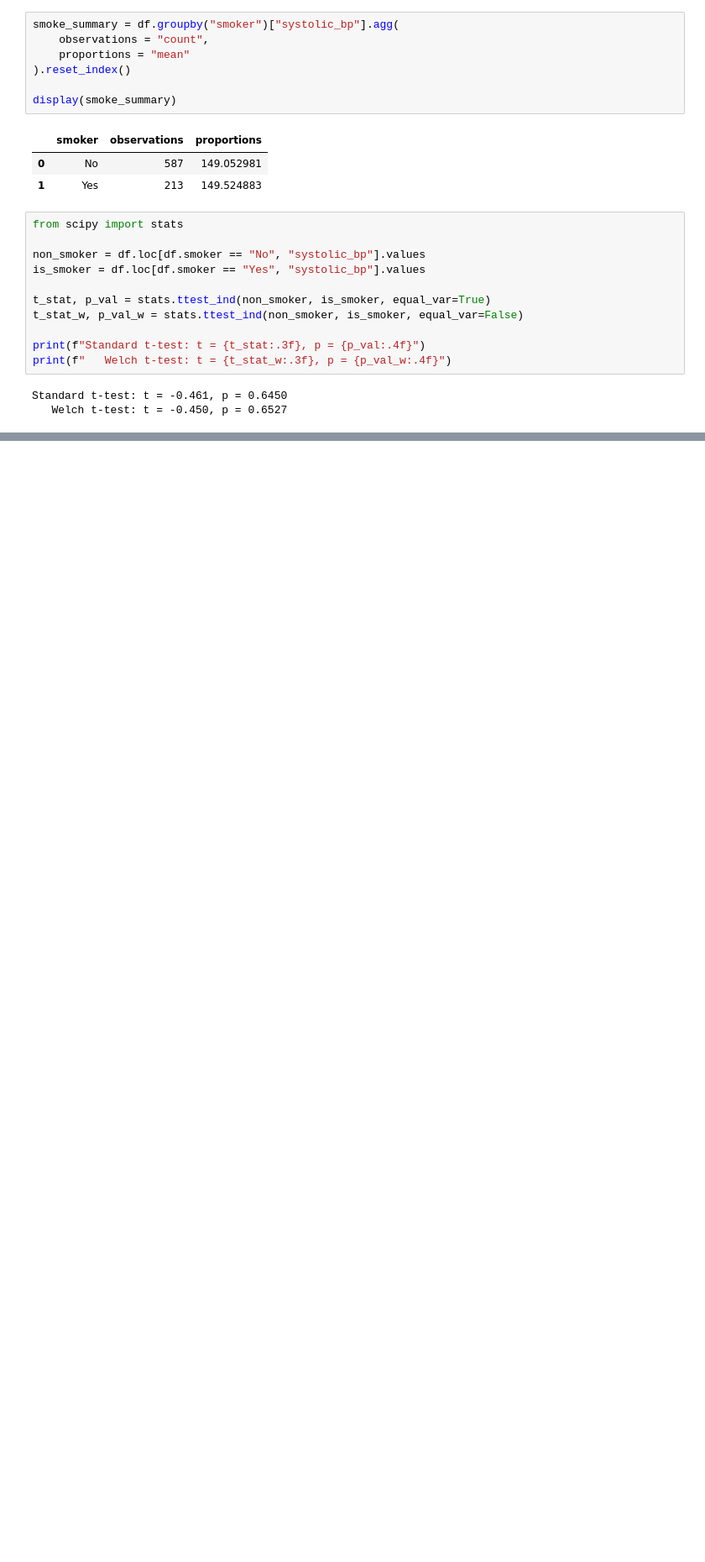
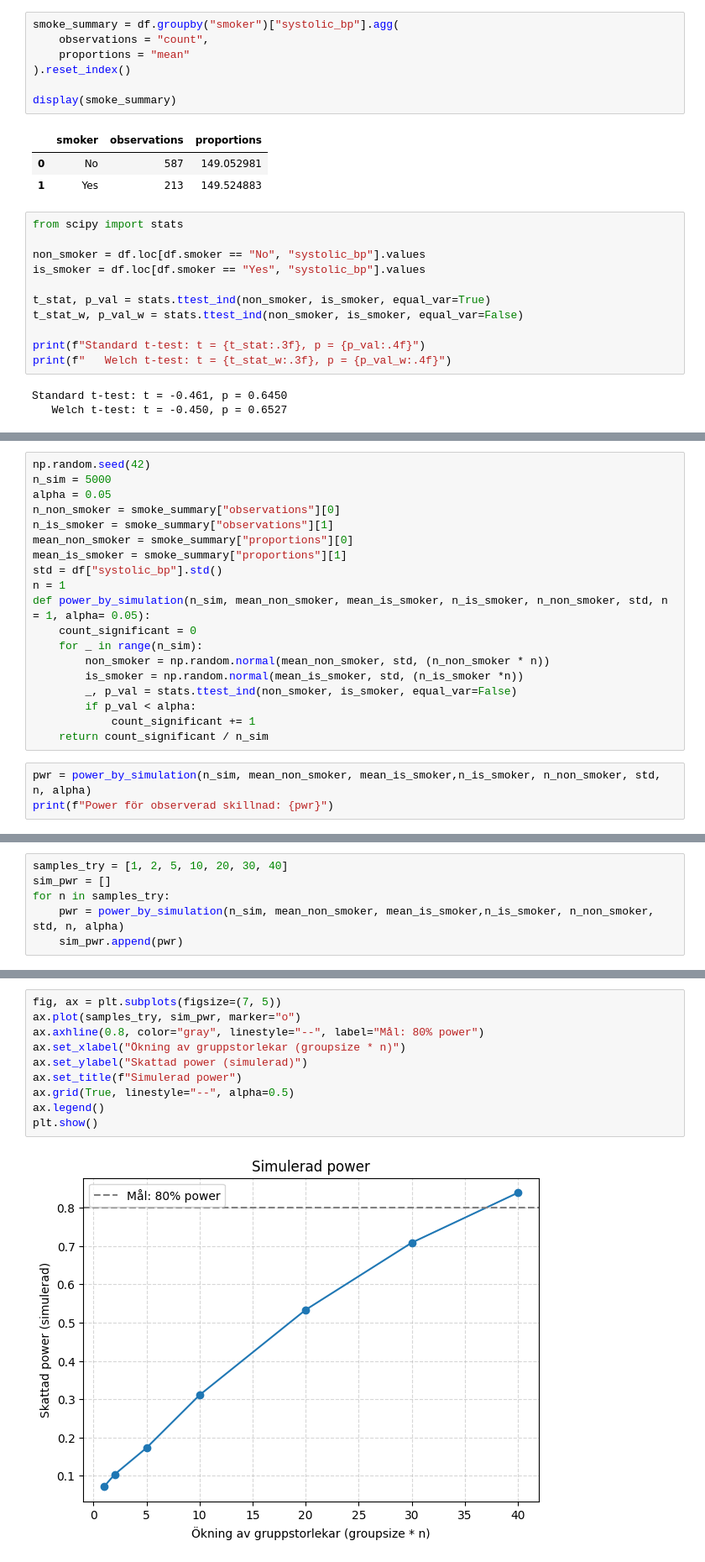
Before and after one commit to elinwahlgren/Halsostudie, a Jupyter notebook: report.ipynb, the cells around one changed output, grey strips where cells are left out. Shown: that part at 84% size. Cells and saved outputs as stored; diff of their text form; blank space fills up the shorter version.

Commit message:
Lagt till power och en beräkning på hur stora deltagargrupper som behövs.

```diff
--- a/report.ipynb
+++ b/report.ipynb
@@ -279,0 +280,22 @@ Det finns ingen betydande skillnad i blodtryck mellan rökare och icke rökare.
+# %%
+np.random.seed(42)
+n_sim = 5000
+alpha = 0.05
+n_non_smoker = smoke_summary["observations"][0]
+n_is_smoker = smoke_summary["observations"][1]
+mean_non_smoker = smoke_summary["proportions"][0]
+mean_is_smoker = smoke_summary["proportions"][1]
+std = df["systolic_bp"].std()
+n = 1
+def power_by_simulation(n_sim, mean_non_smoker, mean_is_smoker, n_is_smoker, n_non_smoker, std, n = 1, alpha= 0.05):
+    count_significant = 0
+    for _ in range(n_sim):
+        non_smoker = np.random.normal(mean_non_smoker, std, (n_non_smoker * n))
+        is_smoker = np.random.normal(mean_is_smoker, std, (n_is_smoker *n))
+        _, p_val = stats.ttest_ind(non_smoker, is_smoker, equal_var=False)
+        if p_val < alpha:
+            count_significant += 1
+    return count_significant / n_sim
+# %%
+pwr = power_by_simulation(n_sim, mean_non_smoker, mean_is_smoker,n_is_smoker, n_non_smoker, std, n, alpha)
+print(f"Power för observerad skillnad: {pwr}")
@@ -279,0 +306,6 @@ Det finns ingen betydande skillnad i blodtryck mellan rökare och icke rökare.
+# %%
+samples_try = [1, 2, 5, 10, 20, 30, 40]
+sim_pwr = []
+for n in samples_try:
+    pwr = power_by_simulation(n_sim, mean_non_smoker, mean_is_smoker,n_is_smoker, n_non_smoker, std, n, alpha)
+    sim_pwr.append(pwr)
@@ -279,0 +332,12 @@ Det finns ingen betydande skillnad i blodtryck mellan rökare och icke rökare.
+# %%
+fig, ax = plt.subplots(figsize=(7, 5))
+ax.plot(samples_try, sim_pwr, marker="o")
+ax.axhline(0.8, color="gray", linestyle="--", label="Mål: 80% power")
+ax.set_xlabel("Ökning av gruppstorlekar (groupsize * n)")
+ax.set_ylabel("Skattad power (simulerad)")
+ax.set_title(f"Simulerad power")
+ax.grid(True, linestyle="--", alpha=0.5)
+ax.legend()
+plt.show()
+# %% [output]
+[figure, added]
```
Also changed, not shown: parts of 6 cells of this notebook.
